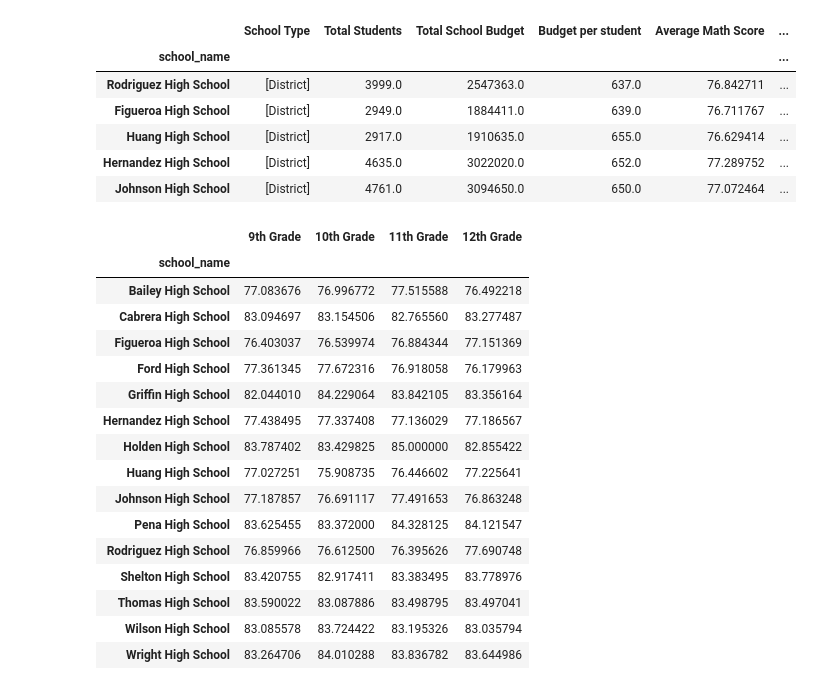
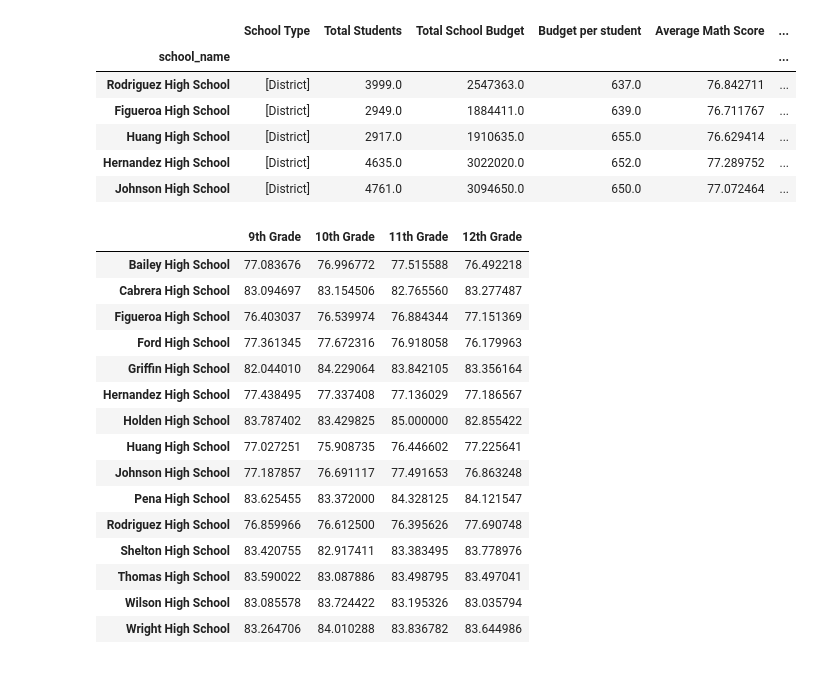
Before and after one commit to akarpie96/pandas-challenge, a Jupyter notebook: PyCitySchools.ipynb, the cells around one changed output. Drawn from its saved outputs; the diff is of its cells as text; code cells hidden in the pictures.

```diff
--- a/PyCitySchools.ipynb
+++ b/PyCitySchools.ipynb
@@ -182,33 +182,36 @@ Weakest_Schools_Df.head()
 # %%
 #Filtering initital data set by grade and creating new DF's associated with respective grade
 Ninth_grade_df=school_data_complete.loc[school_data_complete["grade"]=="9th" , :]
 Tenth_grade_df=school_data_complete.loc[school_data_complete["grade"]=="10th" , :]
 Eleventh_grade_df=school_data_complete.loc[school_data_complete["grade"]=="11th" , :]
 Twelfth_grade_df=school_data_complete.loc[school_data_complete["grade"]=="12th" , :]
 
 
 #Finding Mean Score per grade
 Ninth_Grade_Math=Ninth_grade_df.groupby(["school_name"])["math_score"].mean()
 Tenth_Grade_Math=Tenth_grade_df.groupby(["school_name"])["math_score"].mean()
 Eleventh_Grade_Math=Eleventh_grade_df.groupby(["school_name"])["math_score"].mean()
 Twelfth_Grade_Math=Twelfth_grade_df.groupby(["school_name"])["math_score"].mean()
 
 #Summary DF
 
 Grade_Summary_df=school_data_complete.groupby(["school_name"]).mean()
 
 Grade_Summary_df["9th Grade"]=Ninth_Grade_Math
 Grade_Summary_df["10th Grade"]=Tenth_Grade_Math
 Grade_Summary_df["11th Grade"]=Eleventh_Grade_Math
 Grade_Summary_df["12th Grade"]=Twelfth_Grade_Math
 
 
-Grade_Summary_df=Grade_Summary_df[["9th Grade", "10th Grade", "11th Grade", "12th Grade"]]
+Math_Grade_Summary_df=Grade_Summary_df[["9th Grade", "10th Grade", "11th Grade", "12th Grade"]]
 
-Grade_Summary_df
+Math_Grade_Summary_df
+
+Math_Grade_Summary_df.index.name=None
+
+Math_Grade_Summary_df
 # %% [output]
 |  | 9th Grade | 10th Grade | 11th Grade | 12th Grade |
-| school_name |  |  |  |  |
 | Bailey High School | 77.083676 | 76.996772 | 77.515588 | 76.492218 |
 | Cabrera High School | 83.094697 | 83.154506 | 82.765560 | 83.277487 |
 | Figueroa High School | 76.403037 | 76.539974 | 76.884344 | 77.151369 |
```
Also changed, not shown: parts of 1 cell of this notebook.
